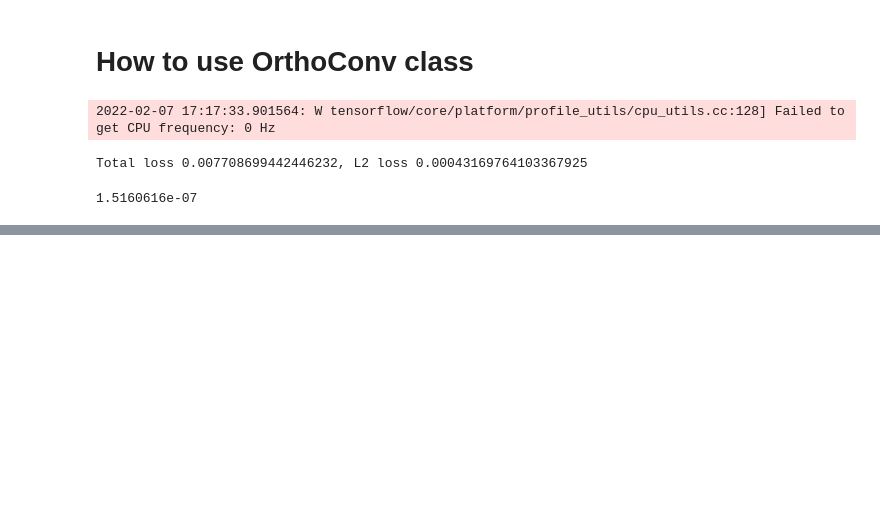
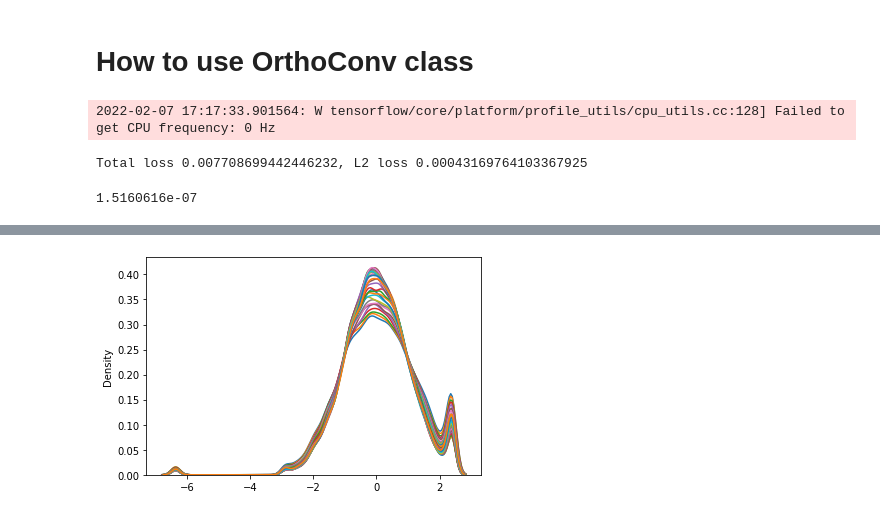
Before and after one commit to alexhepburn/ortho_conv, a Jupyter notebook: example.ipynb, the cells around one changed output, grey strips where cells are left out. Cells and saved outputs as stored; diff of their text form; code cells hidden in the pictures; blank space fills up the shorter version.

Commit message:
Added Gaussianisation

```diff
--- a/example.ipynb
+++ b/example.ipynb
@@ -37,0 +57,12 @@ print(np.mean((train_images[0:2, :, :, :]-exact_inv)**2))
+# %%
+gaussian_L1 = HistogramGaussianisation()
+# %%
+Z_G = gaussiani_L1 = gaussian_L1.fit(train_images)
+gaussianised_images = gaussian_L1.predict(train_images)
+# %%
+import seaborn as sns
+
+for i in range(32):
+    sns.kdeplot(gaussianised_images[:, i, 0, 0])
+# %% [output]
+[figure, added]
```
Also changed, not shown: parts of 3 cells of this notebook, 2 other files.
